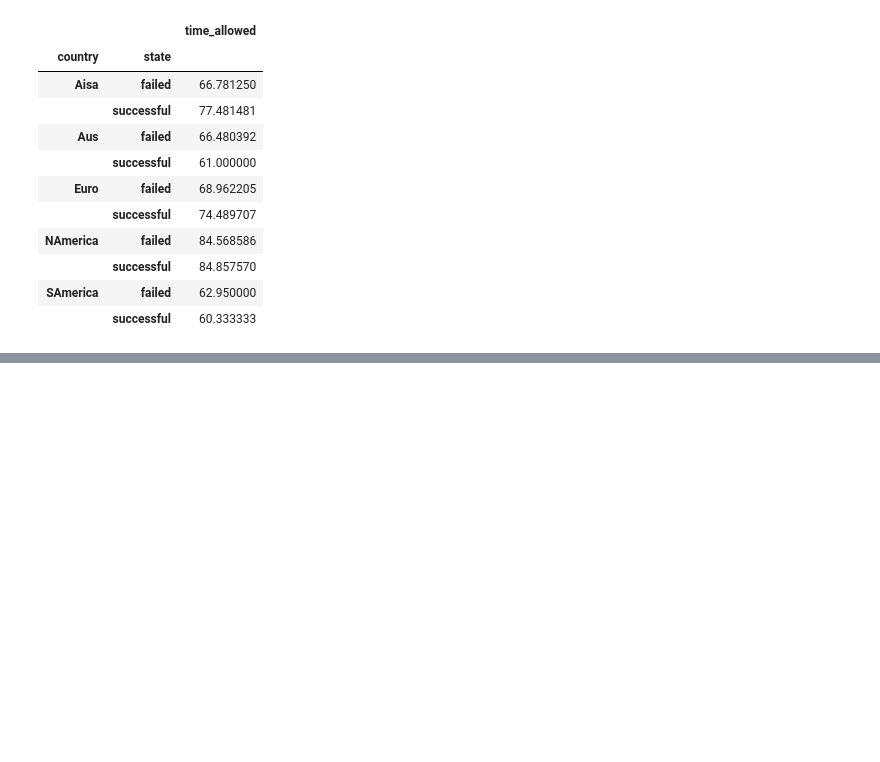
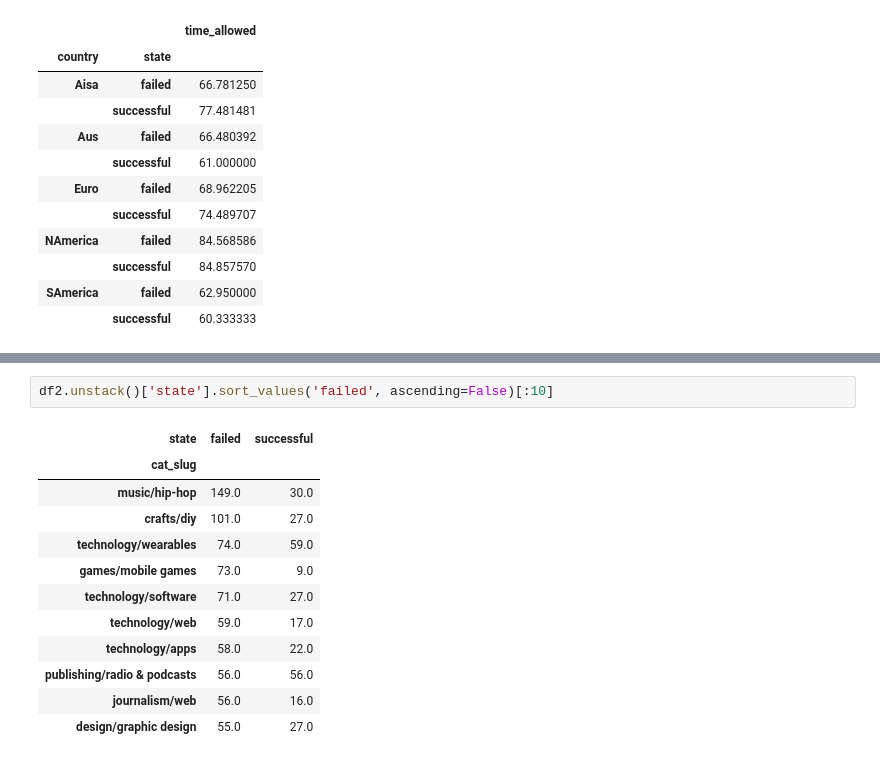
Before and after one commit to oqusous/Kickstarter_project, a Jupyter notebook: Untitled.ipynb, the cells around one changed output, grey strips where cells are left out. Saved outputs shown, nothing was run; the diff lists cells and outputs as text; blank space fills up the shorter version.

```diff
--- a/Untitled.ipynb
+++ b/Untitled.ipynb
@@ -78,0 +109,15 @@ df.drop(['Unnamed: 0','loc_state','static_usd_rate', 'urls', 'id', 'is_starrable
+# %%
+df2.unstack()['state'].sort_values('failed', ascending=False)[:10]
+# %% [output]
+| state | failed | successful |
+| cat_slug |  |  |
+| music/hip-hop | 149.0 | 30.0 |
+| crafts/diy | 101.0 | 27.0 |
+| technology/wearables | 74.0 | 59.0 |
+| games/mobile games | 73.0 | 9.0 |
+| technology/software | 71.0 | 27.0 |
+| technology/web | 59.0 | 17.0 |
+| technology/apps | 58.0 | 22.0 |
+| publishing/radio & podcasts | 56.0 | 56.0 |
+| journalism/web | 56.0 | 16.0 |
+| design/graphic design | 55.0 | 27.0 |
```
Also changed, not shown: parts of 15 cells of this notebook.
